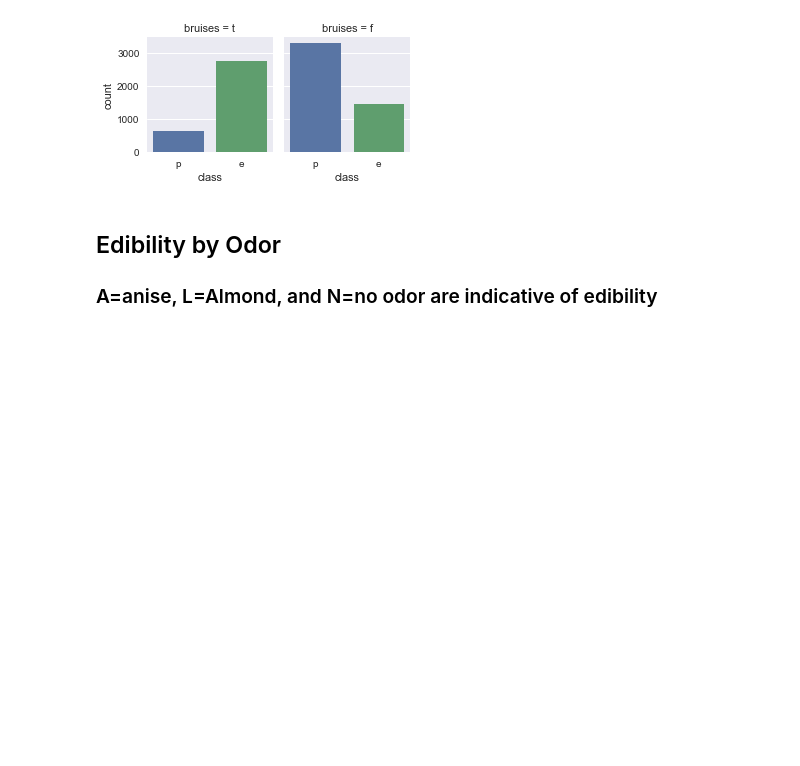
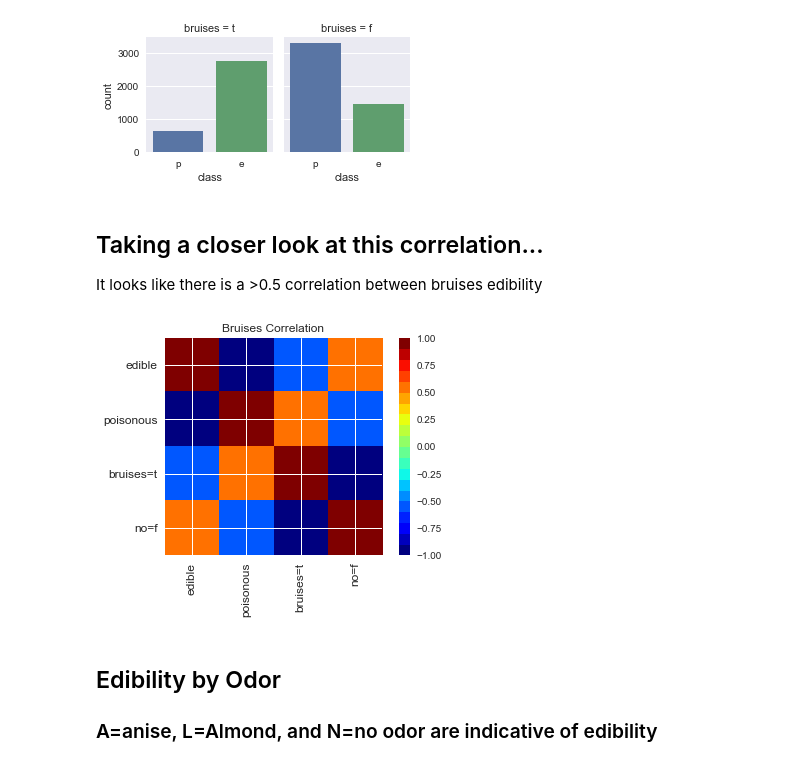
Before and after one commit to madysonmorris/Mushrooms, a Jupyter notebook: Mushroom Final.ipynb, the cells around one changed output. Saved outputs shown, nothing was run; the diff lists cells and outputs as text; code cells hidden in the pictures; blank space fills up the shorter version.

Commit message:
Added correlation matrices

```diff
--- a/Mushroom Final.ipynb
+++ b/Mushroom Final.ipynb
@@ -155,6 +155,14 @@ g = sns.factorplot("class", col="bruises", data=df_forplot,
                     kind="count", size=2.5, aspect=.8, col_wrap=6)
 # %% [output]
 [figure]
+# %% [markdown]
+## Taking a closer look at this correlation...
+It looks like there is a >0.5 correlation between bruises edibility
+# %%
+label = ["edible","poisonous","bruises=t","no=f"]
+correlation_matrix(pd.get_dummies(df[["class","bruises"]]), label, 'Bruises Correlation')
+# %% [output]
+[figure, added]
 # %% [markdown]
 ## Edibility by Odor
 ### A=anise, L=Almond, and N=no odor are indicative of edibility
```
Also changed, not shown: parts of 21 cells of this notebook.
